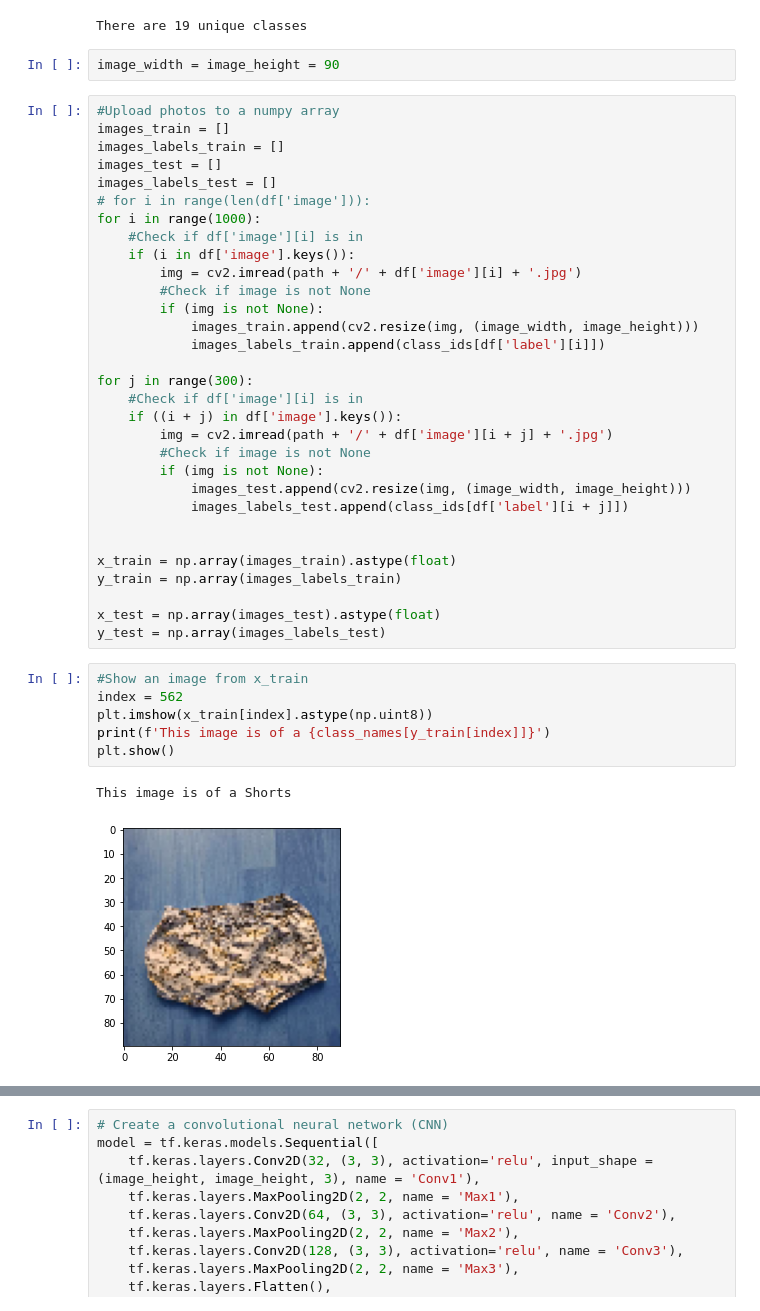
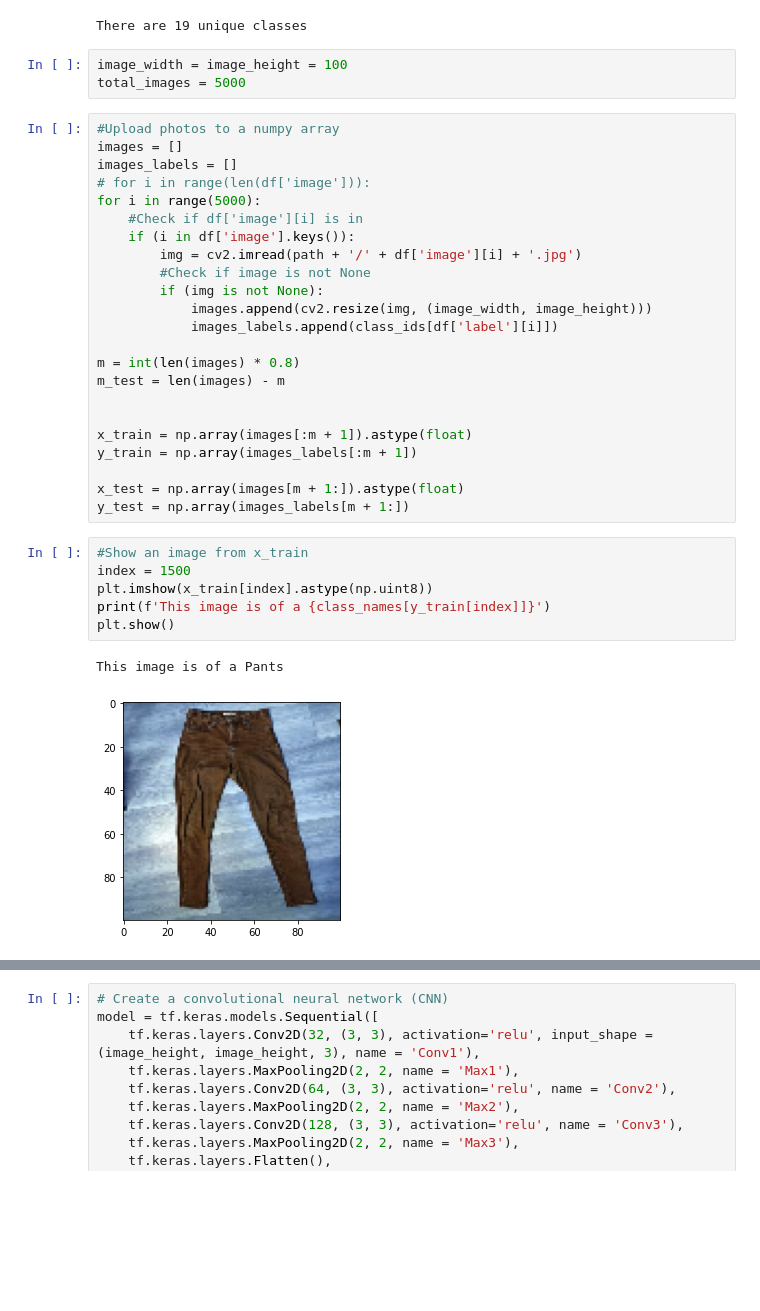
Before and after one commit to ahmedmoh1234/Graduation-Project, a Jupyter notebook: Clothes Description Module/Clothes_Description_Module.ipynb, the cells around one changed output, grey strips where cells are left out. Saved outputs shown, nothing was run; the diff lists cells and outputs as text; blank space fills up the shorter version.

```diff
--- a/Clothes Description Module/Clothes_Description_Module.ipynb
+++ b/Clothes Description Module/Clothes_Description_Module.ipynb
@@ -61,47 +61,40 @@ for i in range(len(class_names)):
 # %% [output]
 There are 19 unique classes
 # %%
-image_width = image_height = 90
+image_width = image_height = 100
+total_images = 5000
 # %%
 #Upload photos to a numpy array
-images_train = []
-images_labels_train = []
-images_test = []
-images_labels_test = []
+images = []
+images_labels = []
 # for i in range(len(df['image'])):
-for i in range(1000):
+for i in range(5000):
     #Check if df['image'][i] is in
     if (i in df['image'].keys()):
         img = cv2.imread(path + '/' + df['image'][i] + '.jpg')
         #Check if image is not None
         if (img is not None):
-            images_train.append(cv2.resize(img, (image_width, image_height)))
-            images_labels_train.append(class_ids[df['label'][i]])
+            images.append(cv2.resize(img, (image_width, image_height)))
+            images_labels.append(class_ids[df['label'][i]])
 
-for j in range(300):
-    #Check if df['image'][i] is in
-    if ((i + j) in df['image'].keys()):
-        img = cv2.imread(path + '/' + df['image'][i + j] + '.jpg')
-        #Check if image is not None
-        if (img is not None):
-            images_test.append(cv2.resize(img, (image_width, image_height)))
-            images_labels_test.append(class_ids[df['label'][i + j]])
+m = int(len(images) * 0.8)
+m_test = len(images) - m
 
 
-x_train = np.array(images_train).astype(float)
-y_train = np.array(images_labels_train)
+x_train = np.array(images[:m + 1]).astype(float)
+y_train = np.array(images_labels[:m + 1])
 
-x_test = np.array(images_test).astype(float)
-y_test = np.array(images_labels_test)
+x_test = np.array(images[m + 1:]).astype(float)
+y_test = np.array(images_labels[m + 1:])
 # %%
 #Show an image from x_train
-index = 562
+index = 1500
 plt.imshow(x_train[index].astype(np.uint8))
 print(f'This image is of a {class_names[y_train[index]]}')
 plt.show()
 # %% [output]
-This image is of a Shorts
+This image is of a Pants
-[figure, old version]
+[figure, new version]
 # %%
 #Number of training examples
 m = x_train.shape[0]
```
Also changed, not shown: parts of 8 cells of this notebook, 1 other file.
